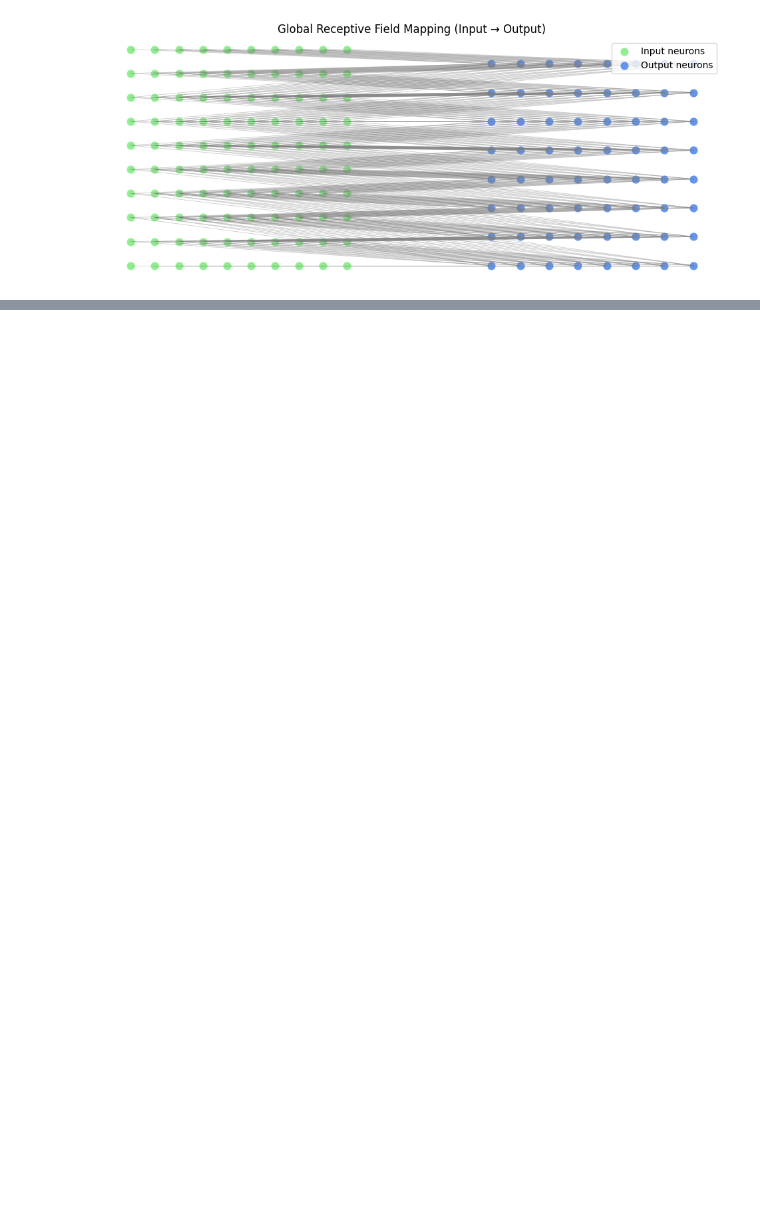
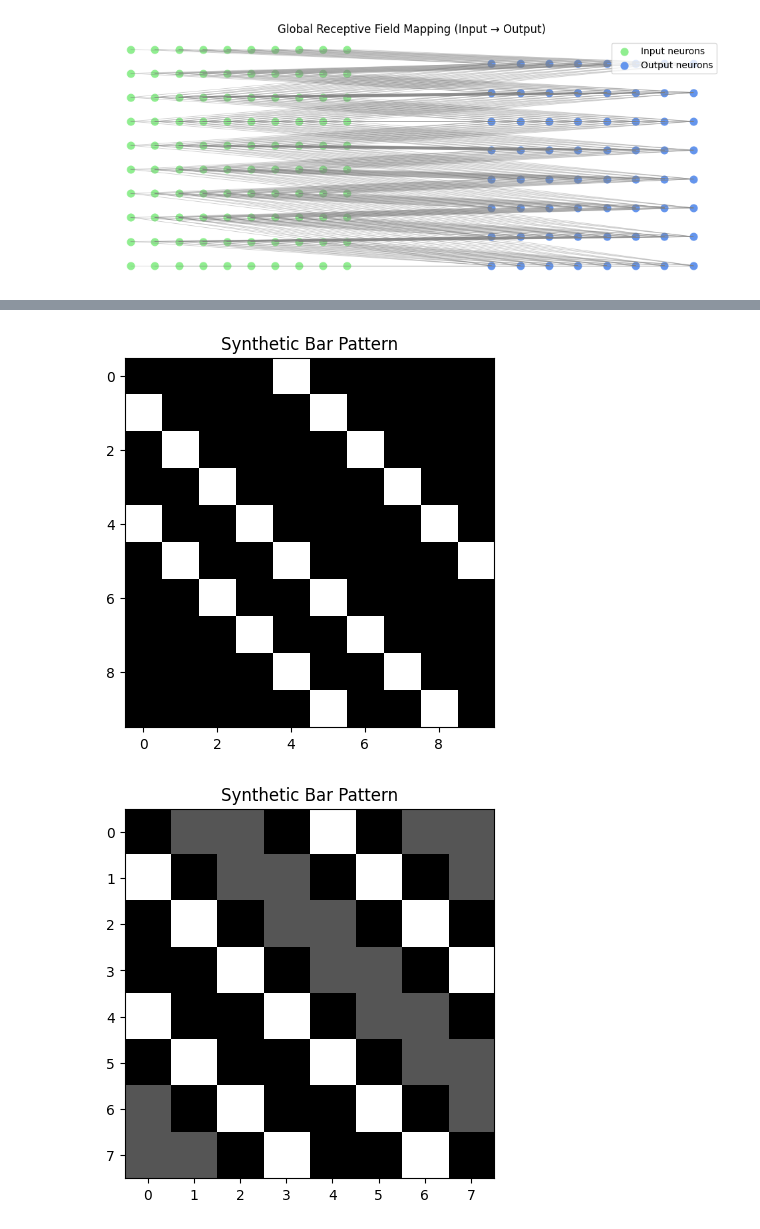
Before and after one commit to DumoulinVincent/epilepsy, a Jupyter notebook: try_RF.ipynb, the cells around one changed output, grey strips where cells are left out. Cells and saved outputs as stored; diff of their text form; code cells hidden in the pictures; blank space fills up the shorter version.

```diff
--- a/try_RF.ipynb
+++ b/try_RF.ipynb
@@ -671,0 +1028,6 @@ plt.show()
+# %%
+kernel = np.array([
+    [0,  -1,  0],
+    [-1,  4, -1],
+    [0,  -1,  0]
+], dtype=np.float32)
@@ -671,0 +1053,17 @@ plt.show()
+# %%
+from scipy.signal import convolve2d
+
+def apply_mexican_hat(img):
+    filtered = convolve2d(img, kernel, mode='valid')
+    return filtered
+# %%
+plt.imshow(img, cmap='gray')
+plt.title("Synthetic Bar Pattern")
+plt.show()
+filtered=apply_mexican_hat(img)
+plt.imshow(filtered, cmap='gray')
+plt.title("Synthetic Bar Pattern")
+plt.show()
+# %% [output]
+[figure, added]
+[figure, added]
```
Also changed, not shown: parts of 7 cells of this notebook.
